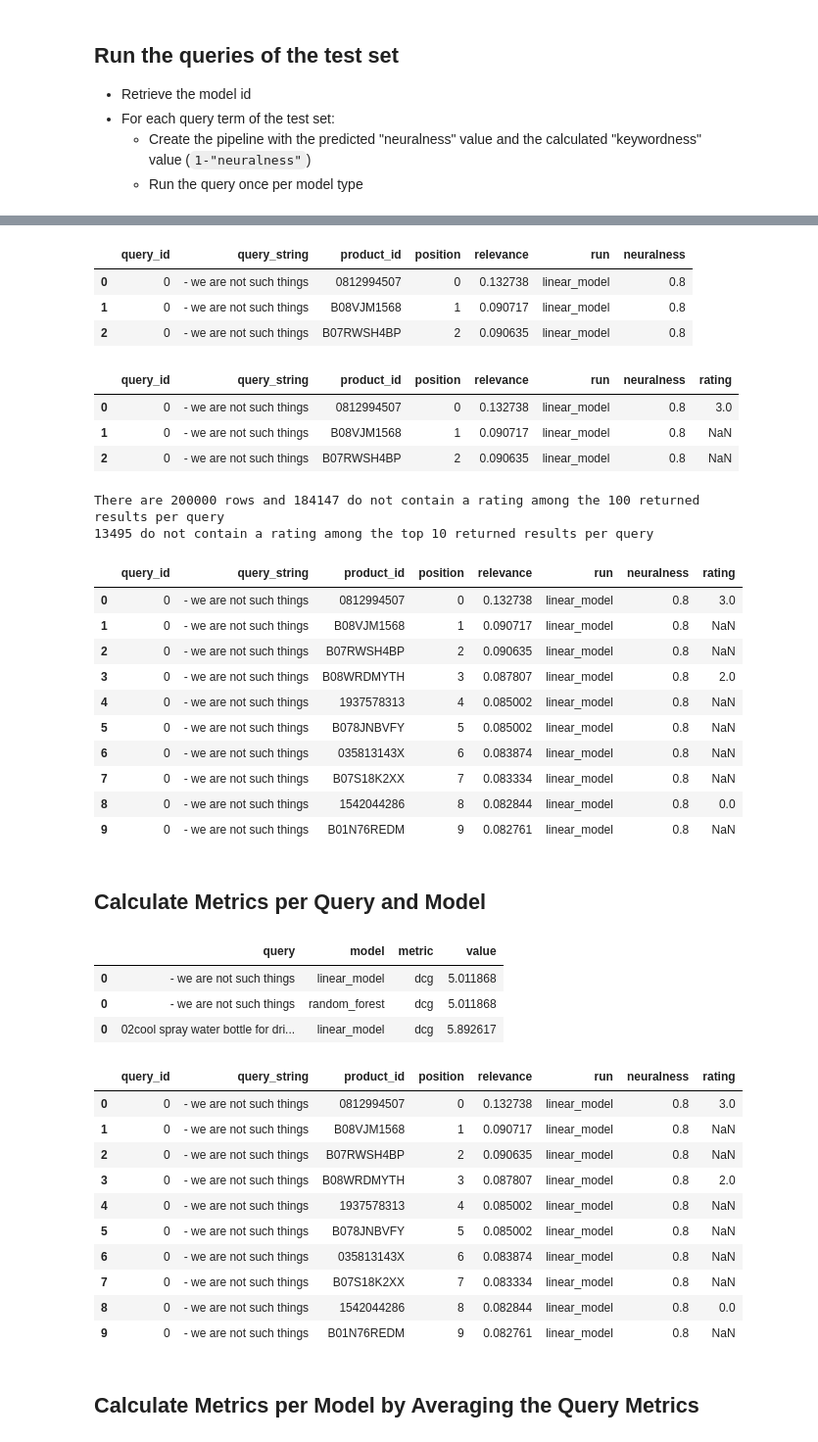
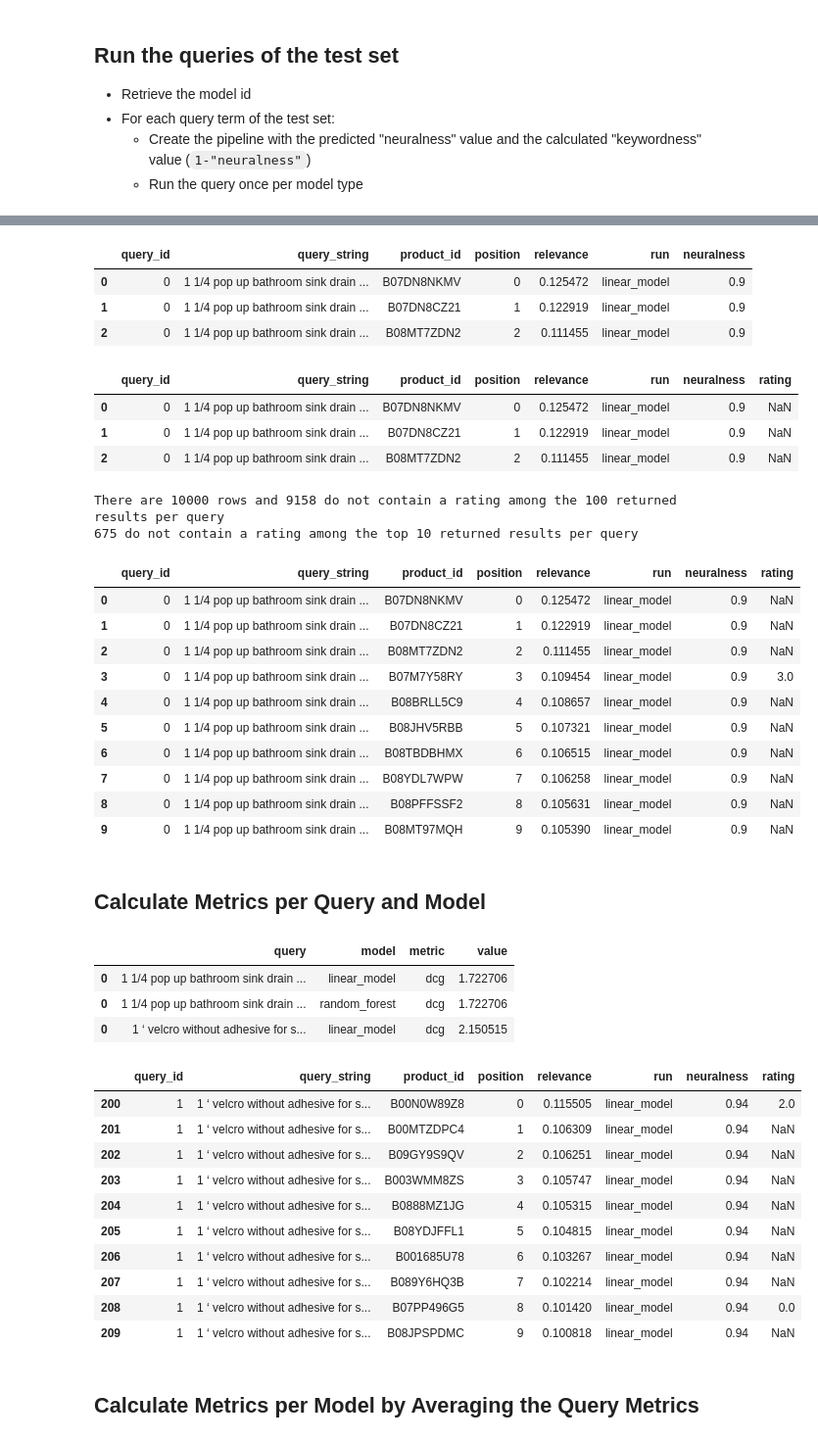
Before and after one commit to o19s/opensearch-hybrid-search-optimization, a Jupyter notebook: notebooks/8_Run_Queries_Dynamic_Optimizer.ipynb, the cells around one changed output, grey strips where cells are left out. Shown at 98% size. Drawn from its saved outputs; the diff is of its cells as text; code cells hidden in the pictures.

Commit message:
restructure notebooks according to video walkthrough, 250 queries run results included

```diff
--- a/notebooks/8_Run_Queries_Dynamic_Optimizer.ipynb
+++ b/notebooks/8_Run_Queries_Dynamic_Optimizer.ipynb
@@ -43,5 +43,5 @@ RandomForestRegressor(max_depth=10, max_features='log2', n_estimators=200,
 # %%
-df_test_data = pd.read_csv('dynamic_optimizer_test_data.csv')
+df_test_data = pd.read_csv('../data/dynamic_optimizer_test_data.csv')
 # %%
 df_test_data.head(5)
 # %% [output]
@@ -292,9 +289,9 @@ df_ratings.head(3)
 df_relevance.head(3)
 # %% [output]
 |  | query_id | query_string | product_id | position | relevance | run | neuralness |
-| 0 | 0 | - we are not such things | 0812994507 | 0 | 0.132738 | linear_model | 0.8 |
-| 1 | 0 | - we are not such things | B08VJM1568 | 1 | 0.090717 | linear_model | 0.8 |
-| 2 | 0 | - we are not such things | B07RWSH4BP | 2 | 0.090635 | linear_model | 0.8 |
+| 0 | 0 | 1 1/4 pop up bathroom sink drain ... | B07DN8NKMV | 0 | 0.125472 | linear_model | 0.9 |
+| 1 | 0 | 1 1/4 pop up bathroom sink drain ... | B07DN8CZ21 | 1 | 0.122919 | linear_model | 0.9 |
+| 2 | 0 | 1 1/4 pop up bathroom sink drain ... | B08MT7ZDN2 | 2 | 0.111455 | linear_model | 0.9 |
 # %%
 # Make sure ids are strings, positions are integers - otherwise the merge operation or the metrics calculation might cause an error
 df_relevance['query_id'] = df_relevance['query_id'].astype(str)
@@ -313,9 +310,9 @@ df_merged = df_relevance.merge(df_unique_ratings, on=['query_string', 'product_i
 df_merged.head(3)
 # %% [output]
 |  | query_id | query_string | product_id | position | relevance | run | neuralness | rating |
-| 0 | 0 | - we are not such things | 0812994507 | 0 | 0.132738 | linear_model | 0.8 | 3.0 |
-| 1 | 0 | - we are not such things | B08VJM1568 | 1 | 0.090717 | linear_model | 0.8 | NaN |
-| 2 | 0 | - we are not such things | B07RWSH4BP | 2 | 0.090635 | linear_model | 0.8 | NaN |
+| 0 | 0 | 1 1/4 pop up bathroom sink drain ... | B07DN8NKMV | 0 | 0.125472 | linear_model | 0.9 | NaN |
+| 1 | 0 | 1 1/4 pop up bathroom sink drain ... | B07DN8CZ21 | 1 | 0.122919 | linear_model | 0.9 | NaN |
+| 2 | 0 | 1 1/4 pop up bathroom sink drain ... | B08MT7ZDN2 | 2 | 0.111455 | linear_model | 0.9 | NaN |
 # %%
 # Count the rows without ratings - the higher the count is the less reliable the results will be
 nan_count_rating = df_merged['rating'].isna().sum()
@@ -323,22 +320,22 @@ print(f"There are {df_merged.shape[0]} rows and {nan_count_rating} do not contai
 nan_count_rating_top_10 = df_merged[df_merged['position'] < 10]['rating'].isna().sum()
 print(f"{nan_count_rating_top_10} do not contain a rating among the top 10 returned results per query")
 # %% [output]
-There are 200000 rows and 184147 do not contain a rating among the 100 returned results per query
-13495 do not contain a rating among the top 10 returned results per query
+There are 10000 rows and 9158 do not contain a rating among the 100 returned results per query
+675 do not contain a rating among the top 10 returned results per query
 # %%
 df_merged[df_merged['position'] < 10].head(10)
 # %% [output]
 |  | query_id | query_string | product_id | position | relevance | run | neuralness | rating |
-| 0 | 0 | - we are not such things | 0812994507 | 0 | 0.132738 | linear_model | 0.8 | 3.0 |
-| 1 | 0 | - we are not such things | B08VJM1568 | 1 | 0.090717 | linear_model | 0.8 | NaN |
-| 2 | 0 | - we are not such things | B07RWSH4BP | 2 | 0.090635 | linear_model | 0.8 | NaN |
-| 3 | 0 | - we are not such things | B08WRDMYTH | 3 | 0.087807 | linear_model | 0.8 | 2.0 |
-| 4 | 0 | - we are not such things | 1937578313 | 4 | 0.085002 | linear_model | 0.8 | NaN |
-| 5 | 0 | - we are not such things | B078JNBVFY | 5 | 0.085002 | linear_model | 0.8 | NaN |
-| 6 | 0 | - we are not such things | 035813143X | 6 | 0.083874 | linear_model | 0.8 | NaN |
-| 7 | 0 | - we are not such things | B07S18K2XX | 7 | 0.083334 | linear_model | 0.8 | NaN |
-| 8 | 0 | - we are not such things | 1542044286 | 8 | 0.082844 | linear_model | 0.8 | 0.0 |
-| 9 | 0 | - we are not such things | B01N76REDM | 9 | 0.082761 | linear_model | 0.8 | NaN |
+| 0 | 0 | 1 1/4 pop up bathroom sink drain ... | B07DN8NKMV | 0 | 0.125472 | linear_model | 0.9 | NaN |
+| 1 | 0 | 1 1/4 pop up bathroom sink drain ... | B07DN8CZ21 | 1 | 0.122919 | linear_model | 0.9 | NaN |
+| 2 | 0 | 1 1/4 pop up bathroom sink drain ... | B08MT7ZDN2 | 2 | 0.111455 | linear_model | 0.9 | NaN |
+| 3 | 0 | 1 1/4 pop up bathroom sink drain ... | B07M7Y58RY | 3 | 0.109454 | linear_model | 0.9 | 3.0 |
+| 4 | 0 | 1 1/4 pop up bathroom sink drain ... | B08BRLL5C9 | 4 | 0.108657 | linear_model | 0.9 | NaN |
+| 5 | 0 | 1 1/4 pop up bathroom sink drain ... | B08JHV5RBB | 5 | 0.107321 | linear_model | 0.9 | NaN |
+| 6 | 0 | 1 1/4 pop up bathroom sink drain ... | B08TBDBHMX | 6 | 0.106515 | linear_model | 0.9 | NaN |
+| 7 | 0 | 1 1/4 pop up bathroom sink drain ... | B08YDL7WPW | 7 | 0.106258 | linear_model | 0.9 | NaN |
+| 8 | 0 | 1 1/4 pop up bathroom sink drain ... | B08PFFSSF2 | 8 | 0.105631 | linear_model | 0.9 | NaN |
+| 9 | 0 | 1 1/4 pop up bathroom sink drain ... | B08MT97MQH | 9 | 0.105390 | linear_model | 0.9 | NaN |
 # %%
 # import from shared utils file metrics.py
 from utils import metrics
@@ -369,23 +366,23 @@ df_metrics = pd.concat(df_metrics)
 df_metrics.head(3)
 # %% [output]
 |  | query | model | metric | value |
-| 0 | - we are not such things | linear_model | dcg | 5.011868 |
-| 0 | - we are not such things | random_forest | dcg | 5.011868 |
-| 0 | 02cool spray water bottle for dri... | linear_model | dcg | 5.892617 |
+| 0 | 1 1/4 pop up bathroom sink drain ... | linear_model | dcg | 1.722706 |
+| 0 | 1 1/4 pop up bathroom sink drain ... | random_forest | dcg | 1.722706 |
+| 0 | 1 ‘ velcro without adhesive for s... | linear_model | dcg | 2.150515 |
 # %%
-df_merged[(df_merged['query_string'] == '- we are not such things') & (df_merged['run'] == 'linear_model')].head(10)
+df_merged[(df_merged['query_string'] == '1 ‘ velcro without adhesive for sewing') & (df_merged['run'] == 'linear_model')].head(10)
 # %% [output]
 |  | query_id | query_string | product_id | position | relevance | run | neuralness | rating |
-| 0 | 0 | - we are not such things | 0812994507 | 0 | 0.132738 | linear_model | 0.8 | 3.0 |
-| 1 | 0 | - we are not such things | B08VJM1568 | 1 | 0.090717 | linear_model | 0.8 | NaN |
-| 2 | 0 | - we are not such things | B07RWSH4BP | 2 | 0.090635 | linear_model | 0.8 | NaN |
-| 3 | 0 | - we are not such things | B08WRDMYTH | 3 | 0.087807 | linear_model | 0.8 | 2.0 |
-| 4 | 0 | - we are not such things | 1937578313 | 4 | 0.085002 | linear_model | 0.8 | NaN |
-| 5 | 0 | - we are not such things | B078JNBVFY | 5 | 0.085002 | linear_model | 0.8 | NaN |
-| 6 | 0 | - we are not such things | 035813143X | 6 | 0.083874 | linear_model | 0.8 | NaN |
-| 7 | 0 | - we are not such things | B07S18K2XX | 7 | 0.083334 | linear_model | 0.8 | NaN |
-| 8 | 0 | - we are not such things | 1542044286 | 8 | 0.082844 | linear_model | 0.8 | 0.0 |
-| 9 | 0 | - we are not such things | B01N76REDM | 9 | 0.082761 | linear_model | 0.8 | NaN |
+| 200 | 1 | 1 ‘ velcro without adhesive for s... | B00N0W89Z8 | 0 | 0.115505 | linear_model | 0.94 | 2.0 |
+| 201 | 1 | 1 ‘ velcro without adhesive for s... | B00MTZDPC4 | 1 | 0.106309 | linear_model | 0.94 | NaN |
+| 202 | 1 | 1 ‘ velcro without adhesive for s... | B09GY9S9QV | 2 | 0.106251 | linear_model | 0.94 | NaN |
+| 203 | 1 | 1 ‘ velcro without adhesive for s... | B003WMM8ZS | 3 | 0.105747 | linear_model | 0.94 | NaN |
+| 204 | 1 | 1 ‘ velcro without adhesive for s... | B0888MZ1JG | 4 | 0.105315 | linear_model | 0.94 | NaN |
+| 205 | 1 | 1 ‘ velcro without adhesive for s... | B08YDJFFL1 | 5 | 0.104815 | linear_model | 0.94 | NaN |
+| 206 | 1 | 1 ‘ velcro without adhesive for s... | B001685U78 | 6 | 0.103267 | linear_model | 0.94 | NaN |
+| 207 | 1 | 1 ‘ velcro without adhesive for s... | B089Y6HQ3B | 7 | 0.102214 | linear_model | 0.94 | NaN |
+| 208 | 1 | 1 ‘ velcro without adhesive for s... | B07PP496G5 | 8 | 0.101420 | linear_model | 0.94 | 0.0 |
+| 209 | 1 | 1 ‘ velcro without adhesive for s... | B08JPSPDMC | 9 | 0.100818 | linear_model | 0.94 | NaN |
 # %% [markdown]
 ## Calculate Metrics per Model by Averaging the Query Metrics
 # %%
```
Also changed, not shown: parts of 36 cells of this notebook, 4 other files.
